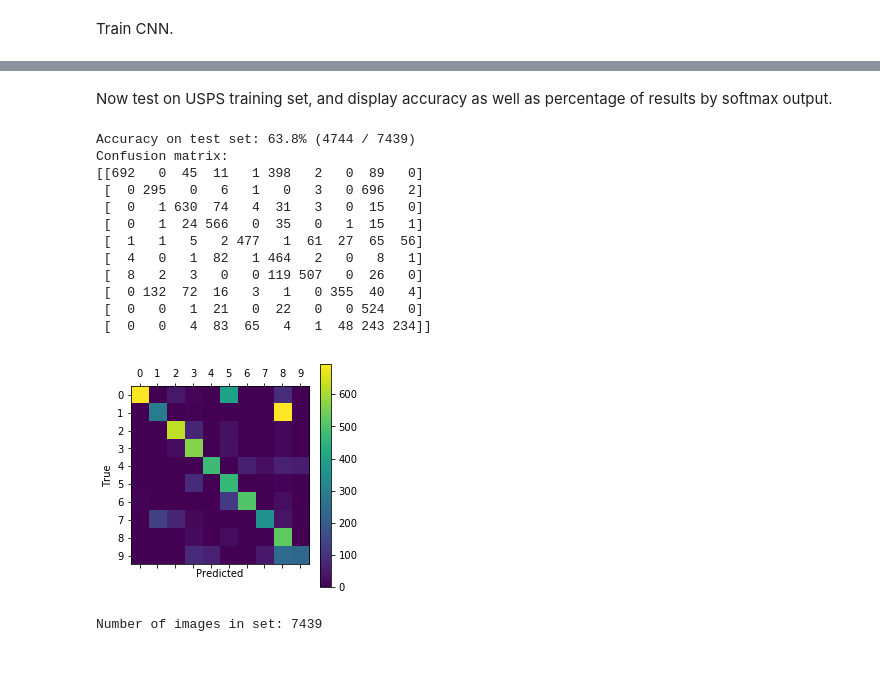
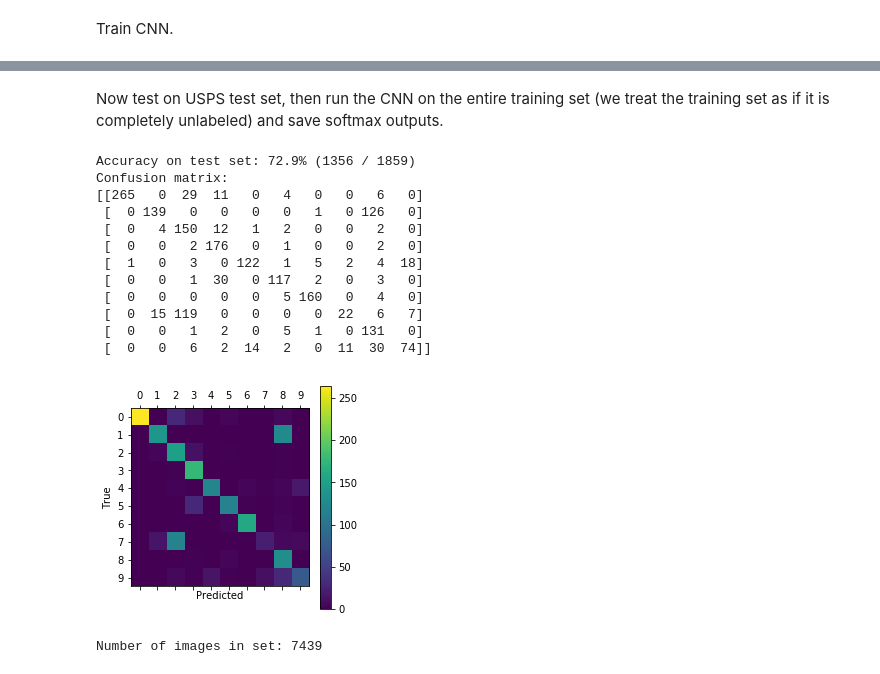
Before and after one commit to leopauly/Domain-Adaptation, a Jupyter notebook: MNIST_USPS_Dataset/Bootstrapped Conv Net.ipynb, the cells around one changed output, grey strips where cells are left out. Drawn from its saved outputs; the diff is of its cells as text; code cells hidden in the pictures.

```diff
--- a/MNIST_USPS_Dataset/Bootstrapped Conv Net.ipynb
+++ b/MNIST_USPS_Dataset/Bootstrapped Conv Net.ipynb
@@ -276,21 +261,21 @@ Confusion matrix:
-# %% [markdown]
-Now test on USPS training set, and display accuracy as well as percentage of results by softmax output.
+# %% [markdown]
+Now test on USPS test set, then run the CNN on the entire training set (we treat the training set as if it is completely unlabeled) and save softmax outputs.
 # %%
-print_test_accuracy(usps_data.train, show_confusion_matrix=True)
+print_test_accuracy(usps_data.test, show_confusion_matrix=True)
 # %% [output]
-Accuracy on test set: 63.8% (4744 / 7439)
+Accuracy on test set: 72.9% (1356 / 1859)
 Confusion matrix:
-[[692   0  45  11   1 398   2   0  89   0]
- [  0 295   0   6   1   0   3   0 696   2]
- [  0   1 630  74   4  31   3   0  15   0]
- [  0   1  24 566   0  35   0   1  15   1]
- [  1   1   5   2 477   1  61  27  65  56]
- [  4   0   1  82   1 464   2   0   8   1]
- [  8   2   3   0   0 119 507   0  26   0]
- [  0 132  72  16   3   1   0 355  40   4]
- [  0   0   1  21   0  22   0   0 524   0]
- [  0   0   4  83  65   4   1  48 243 234]]
+[[265   0  29  11   0   4   0   0   6   0]
+ [  0 139   0   0   0   0   1   0 126   0]
+ [  0   4 150  12   1   2   0   0   2   0]
+ [  0   0   2 176   0   1   0   0   2   0]
+ [  1   0   3   0 122   1   5   2   4  18]
+ [  0   0   1  30   0 117   2   0   3   0]
+ [  0   0   0   0   0   5 160   0   4   0]
+ [  0  15 119   0   0   0   0  22   6   7]
+ [  0   0   1   2   0   5   1   0 131   0]
+ [  0   0   6   2  14   2   0  11  30  74]]
-[figure, old version]
+[figure, new version]
 # %%
 def retrieve_predictions(dataset):
     ''' Retrieves the probabilities (not predicted classes) on the given DataSet object. '''
```
Also changed, not shown: parts of 17 cells of this notebook, 1 other file.
